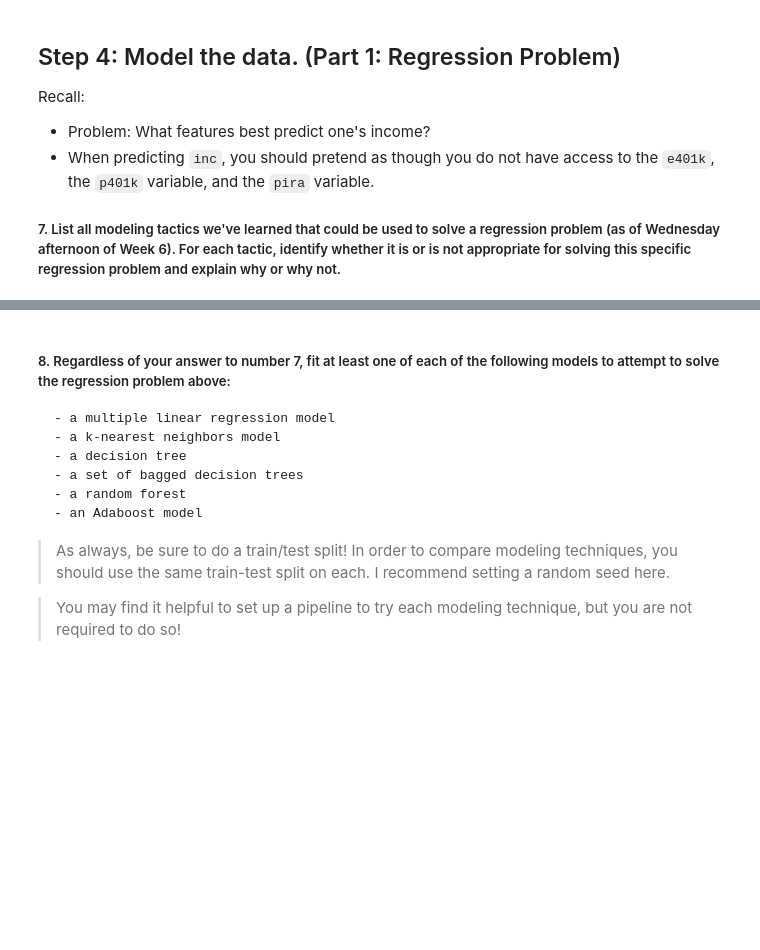
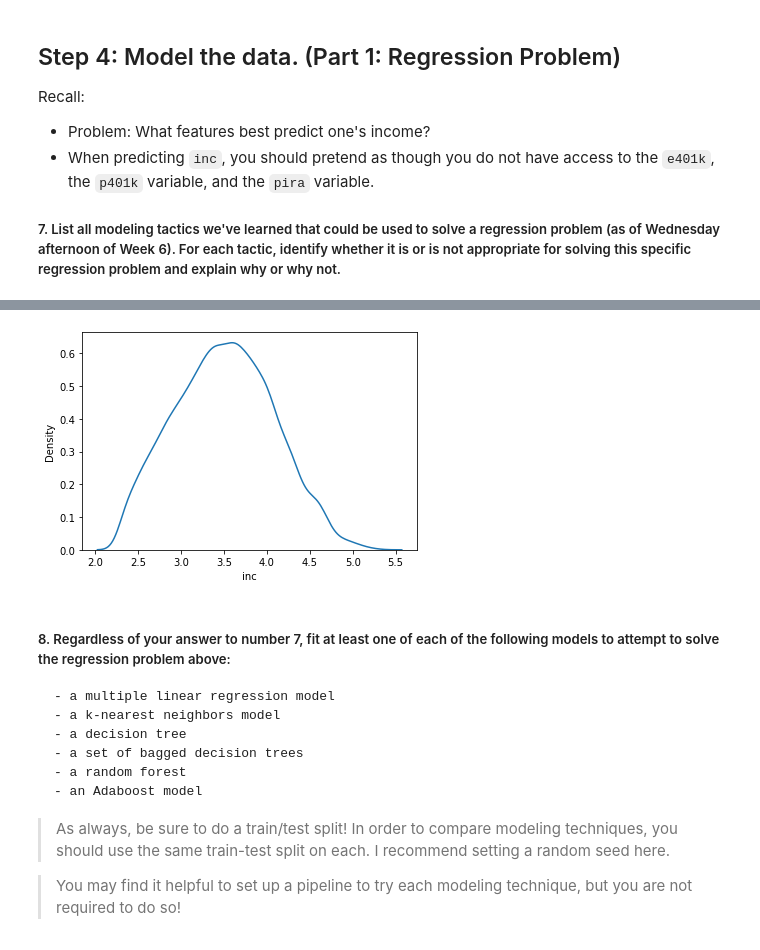
Before and after one commit to Tatadektep/Supervised_model_comparison_lab, a Jupyter notebook: starter-code.ipynb, the cells around one changed output, grey strips where cells are left out. Saved outputs shown, nothing was run; the diff lists cells and outputs as text; code cells hidden in the pictures; blank space fills up the shorter version.

```diff
--- a/starter-code.ipynb
+++ b/starter-code.ipynb
@@ -65,3 +169,7 @@ Recall:
+# %%
+sns.kdeplot(log_inc);
+# %% [output]
+[figure, added]
 # %% [markdown]
 ##### 8. Regardless of your answer to number 7, fit at least one of each of the following models to attempt to solve the regression problem above:
     - a multiple linear regression model
```
Also changed, not shown: parts of 122 cells of this notebook.
